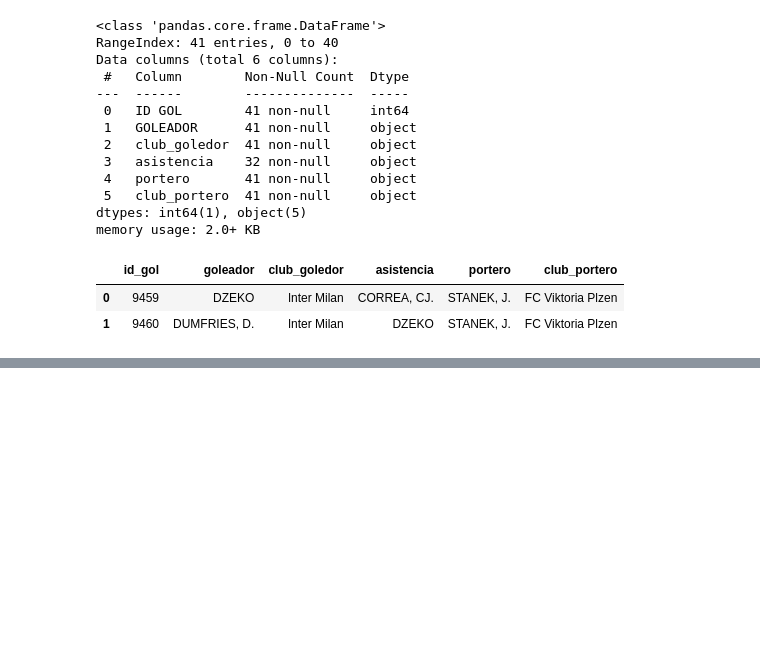
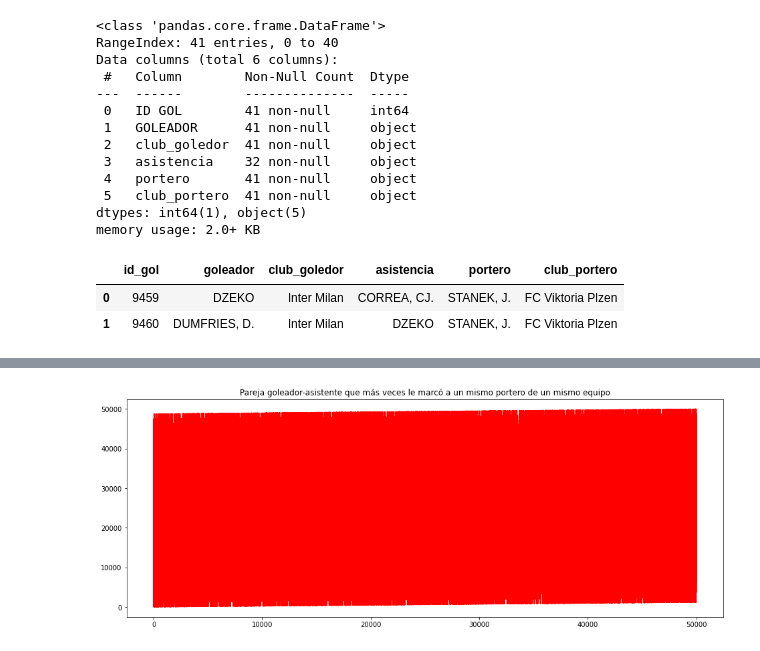
Before and after one commit to N1colasFD/Data_science_aplicada_reto_twitter, a Jupyter notebook: Reto_mr_chips.ipynb, the cells around one changed output, grey strips where cells are left out. Saved outputs shown, nothing was run; the diff lists cells and outputs as text; code cells hidden in the pictures; blank space fills up the shorter version.

```diff
--- a/Reto_mr_chips.ipynb
+++ b/Reto_mr_chips.ipynb
@@ -60,0 +86,10 @@ df.head(2)
+# %%
+from random import sample
+
+#creamos un nuevo DataFrame
+Df_5k = pd.DataFrame()
+# %%
+#Creamos un ciclo FOR que recorra el df original 5000
+for i in range(5000):
+#usamos la funcion concat y sample Dejo la documentacion
+  Df_5k = pd.concat([Df_5k, df.sample(10)], ignore_index = True)
@@ -60,0 +124,6 @@ df.head(2)
+# %%
+# 3 aca ya podemos ver una primera muestra por la opcion rank
+Df_5k['Raking'] = Df_5k['goleador'].rank(method = 'first', ascending = False)
+
+#Comprobamos
+Df_5k.sort_values(by = 'Raking').head(10) #puede probar con Head 50
@@ -60,0 +142,6 @@ df.head(2)
+# %%
+Df_5k.Raking.plot.line(figsize = (16,6),
+                       title = 'Pareja goleador-asistente que más veces le marcó a un mismo portero de un mismo equipo',
+                       color = 'red');
+# %% [output]
+[figure, added]
```
Also changed, not shown: parts of 17 cells of this notebook.
